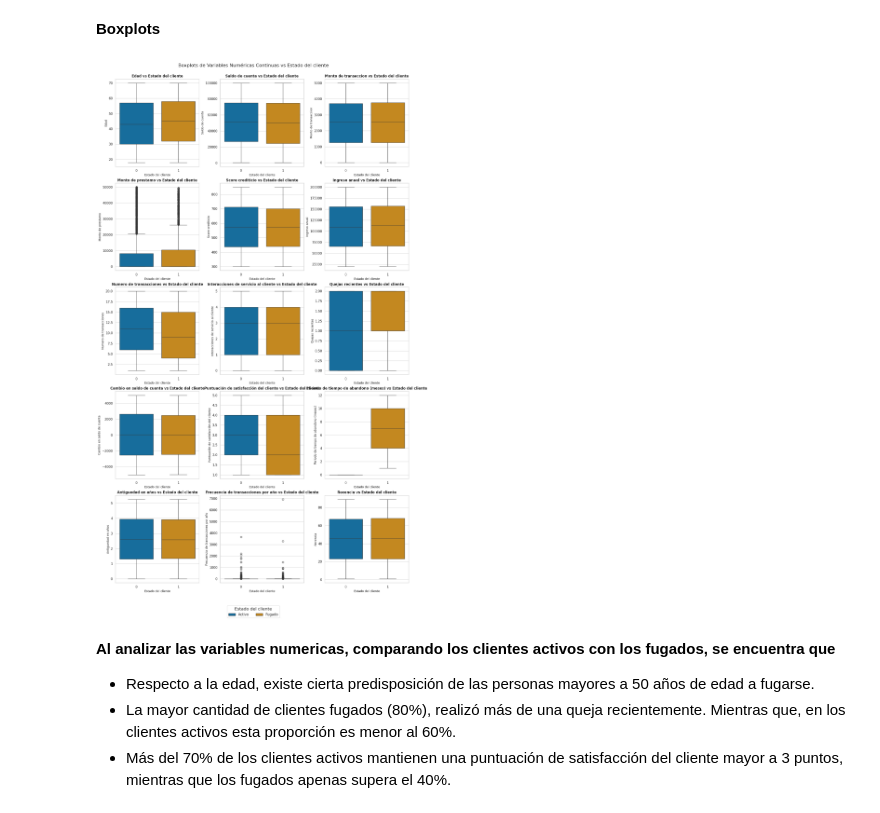
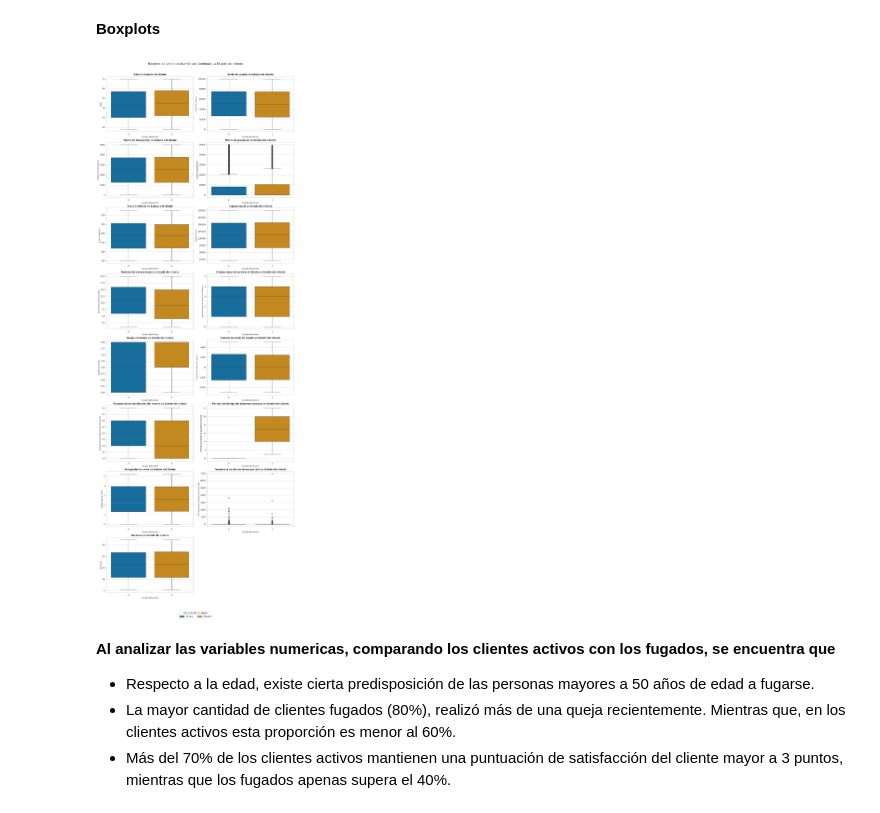
Before and after one commit to jmestralet/Proyecto_DS_Coderhouse, a Jupyter notebook: ProyectoParteIII+Mestralet_ipynb.ipynb, the cells around one changed output. Saved outputs shown, nothing was run; the diff lists cells and outputs as text; code cells hidden in the pictures.

```diff
--- a/ProyectoParteIII+Mestralet_ipynb.ipynb
+++ b/ProyectoParteIII+Mestralet_ipynb.ipynb
@@ -414,9 +414,9 @@ def graficar_histograma_separado_por_fuga(df, columna):
                  color=palette[0],          # color daltónico azul
                  edgecolor='black',
                  weights=no_fugados_weights)
-    axes[0].set_title(f'{columna} — Activos', fontsize=14)
-    axes[0].set_xlabel(columna, fontsize=12)
-    axes[0].set_ylabel('Frecuencia relativa', fontsize=12)
+    axes[0].set_title(f'{columna} — Activos')
+    axes[0].set_xlabel(columna)
+    axes[0].set_ylabel('Frecuencia relativa')
 
     # Histograma Fugados
     axes[1].hist(fugados[columna].dropna(),
@@ -424,9 +424,9 @@ def graficar_histograma_separado_por_fuga(df, columna):
                  color=palette[1],          # color daltónico naranja
                  edgecolor='black',
                  weights=fugados_weights)
-    axes[1].set_title(f'{columna} — Fugados', fontsize=14)
-    axes[1].set_xlabel(columna, fontsize=12)
-    axes[1].set_ylabel('Frecuencia relativa', fontsize=12)
+    axes[1].set_title(f'{columna} — Fugados')
+    axes[1].set_xlabel(columna)
+    axes[1].set_ylabel('Frecuencia relativa')
 
     # Ajustar layout para que no se encimen
     plt.tight_layout()
@@ -455,36 +455,36 @@ for col in columnas:
 num_vars = len(numerical_continuous)
 
 # Configurar número de filas y columnas para subplots
-cols = 3
+cols = 2
 rows = math.ceil(num_vars / cols)
 
 # Crear figura agrupada
 fig, axes = plt.subplots(rows, cols, figsize=(15, 5 * rows),constrained_layout=True)
 fig.suptitle('Boxplots de Variables Numéricas Continuas vs Estado del cliente', y=1.02, fontsize=16)
 
 # Aplanar los ejes en caso de que haya más de 1 fila
 axes = axes.flatten()
 
 # Graficar cada variable en su subplot
 for i, col in enumerate(numerical_continuous):
     sns.boxplot(x='Estado del cliente', y=col, data=df, ax=axes[i],hue='Estado del cliente',palette=palette)
     axes[i].set_title(f'{col.capitalize()} vs Estado del cliente')
     axes[i].set_xlabel('Estado del cliente')
     axes[i].set_ylabel(col.capitalize())
     axes[i].legend_.remove()
 
 # Eliminar ejes vacíos si hay más subplots que variables
 for j in range(i + 1, len(axes)):
     fig.delaxes(axes[j])
 
 #plt.tight_layout()
 handles, labels = axes[0].get_legend_handles_labels()
 fig.legend(handles, ['Activo', 'Fugado'], title='Estado del cliente',
            loc='upper center', bbox_to_anchor=(0.5, -0.02), ncol=2)
 #plt.legend(title='Estado del cliente', labels=['No', 'Sí'])
 plt.show()
 # %% [output]
-[figure, old version]
+[figure, new version]
 # %% [markdown]
 **Al analizar las variables numericas, comparando los clientes activos con los fugados, se encuentra que**
 
```
Also changed, not shown: parts of 3 cells of this notebook.
